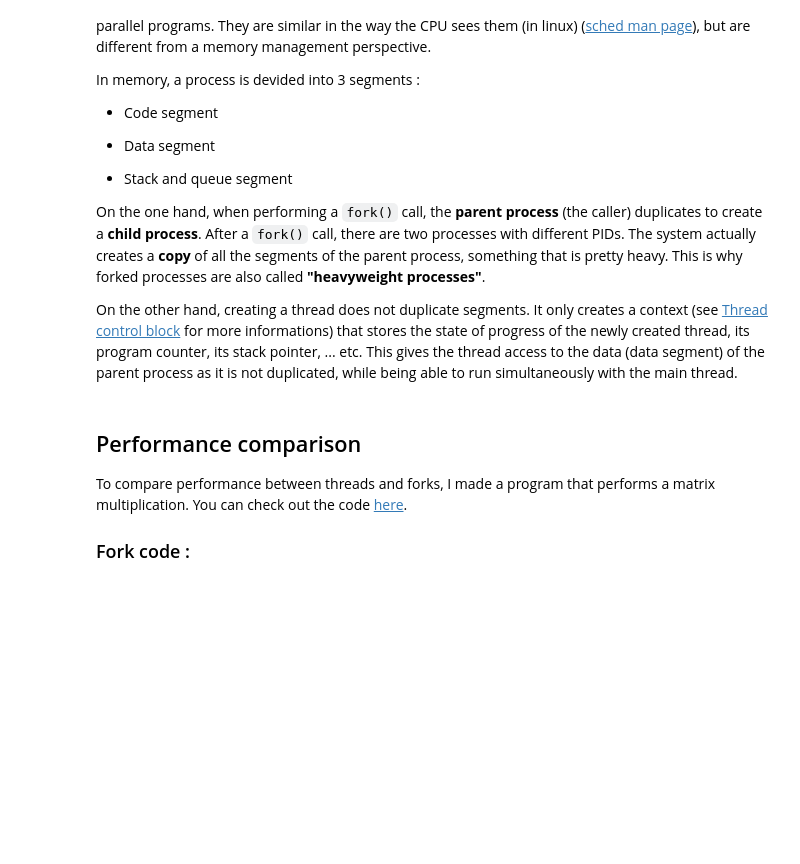
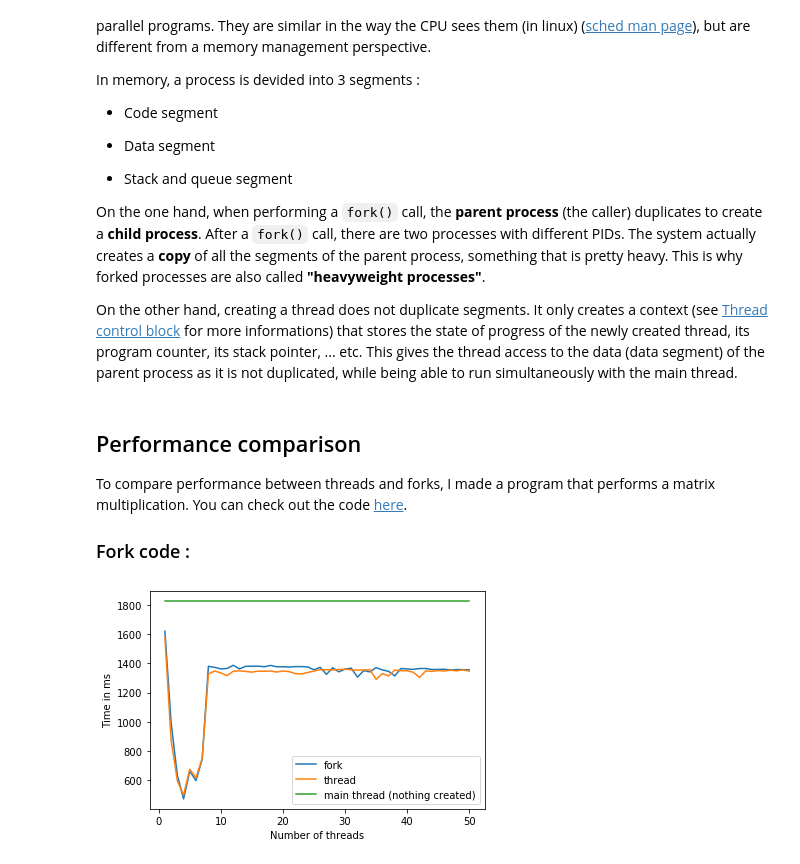
Before and after one commit to yanismnsr/thread-vs-fork-in-cpp---Matrices, a Jupyter notebook: results/visualization notebook.ipynb, the cells around one changed output. Drawn from its saved outputs; the diff is of its cells as text; code cells hidden in the pictures; blank space fills up the shorter version.

```diff
--- a/results/visualization notebook.ipynb
+++ b/results/visualization notebook.ipynb
@@ -417,0 +417,42 @@ paths = {
+# %%
+directory = "./new results/"
+paths = {
+    "main" : directory + "singleThreadBenchmark.txt",
+    "thread" : directory + "threadBenchmark.txt",
+    "fork" : directory + "forkBenchmark.txt"
+}
+# %%
+xs = [i + 1 for i in range (0, 50)]
+
+forkData = []
+with open(paths['fork'], 'r') as reader :
+    line = reader.readline()
+    while line != '' :
+        forkData.append(int(line.split(':')[1]))
+        line = reader.readline()
+
+threadData = []
+with open(paths['thread'], 'r') as reader :
+    line = reader.readline()
+    while line != '' :
+        threadData.append(int(line.split(':')[1]))
+        line = reader.readline()
+
+mainThreadData = []
+with open(paths['main'], 'r') as reader :
+    line = reader.readline()
+    data = int(line)
+    mainThreadData = [data] * 50
+
+
+fig, ax = plt.subplots()
+ax.plot(xs, forkData, label = "fork")
+ax.plot(xs, threadData, label = "thread")
+ax.plot(xs, mainThreadData, label = "main thread (nothing created)")
+ax.set_xlabel("Number of threads")
+ax.set_ylabel("Time in ms")
+ax.legend()
+
+plt.savefig("comparison.png")
+# %% [output]
+[figure, added]
```
Also changed, not shown: parts of 2 cells of this notebook, 1 other file.
